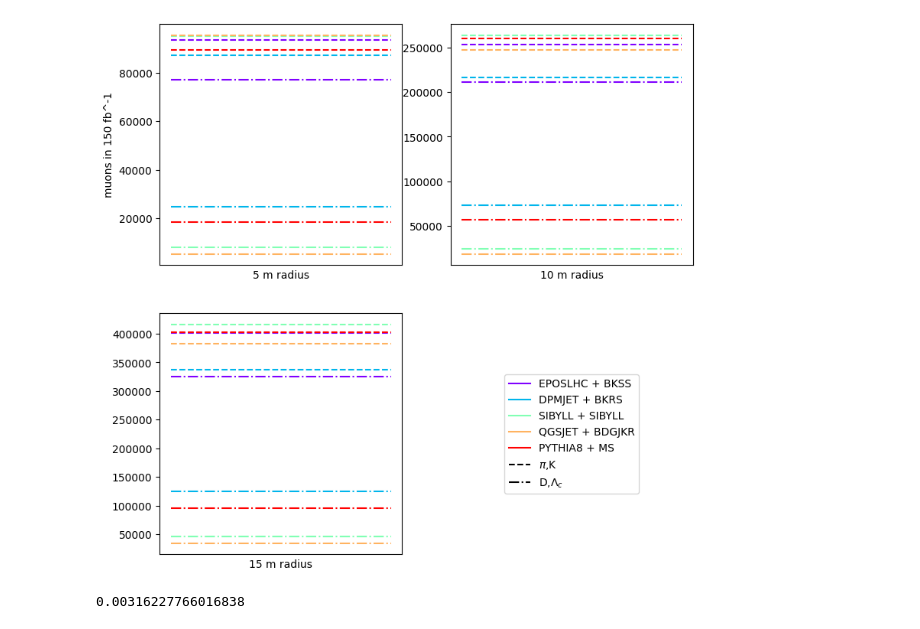
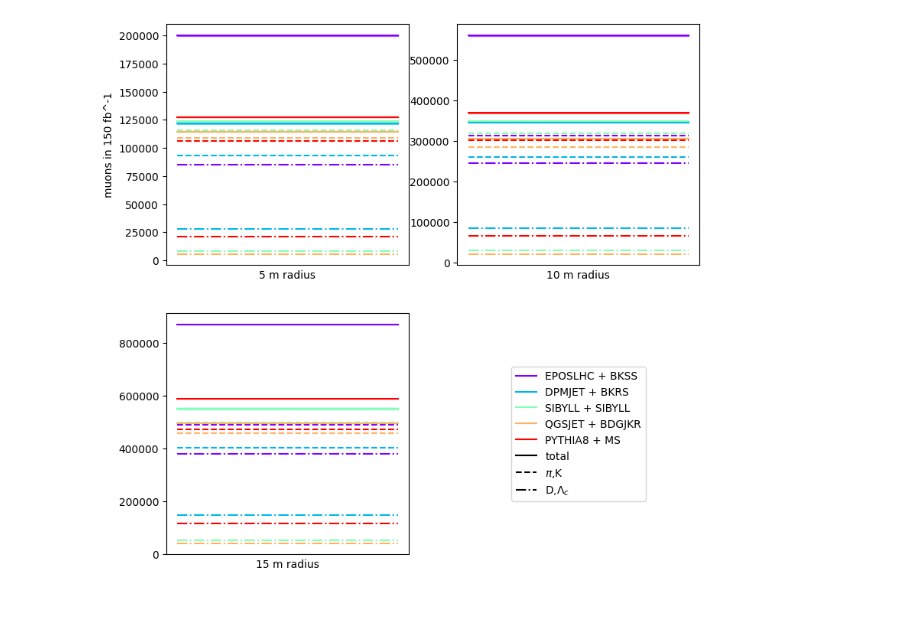
Before and after one commit to nickkamp1/Lake_Geneva_Neutrinos, a Jupyter notebook: MuonRateComparison.ipynb, the cells around one changed output. Saved outputs shown, nothing was run; the diff lists cells and outputs as text; code cells hidden in the pictures.

```diff
--- a/MuonRateComparison.ipynb
+++ b/MuonRateComparison.ipynb
@@ -21,7 +21,7 @@ def muon_rates(simulation):
     for rad_cut in [5,10,15]:
         fid_weights = (mu_weights * (mu_radius<rad_cut))
         rate[rad_cut] = sum(fid_weights)
-        rate_err[rad_cut] = np.sqrt(np.sum(fid_weights**2))
+        rate_err[rad_cut] = np.sqrt(rate[rad_cut])#np.sqrt(np.sum(fid_weights**2))
     return rate,rate_err
 # %%
 def total_rate(light_simulation,charm_simulation):
@@ -40,6 +40,6 @@ charm_generators = ["BKSS","BKRS","SIBYLL","BDGJKR","MS"]
 generator_rates = {}
 
 for gen_l,gen_c in zip(light_generators,charm_generators):
-    light_simulation = MuonSimulation('Data/MuonSimulation/LHCb_LHC13_%s_light.parquet'%gen_l)
-    charm_simulation = MuonSimulation('Data/MuonSimulation/LHCb_LHC13_%s_charm.parquet'%gen_c)
+    light_simulation = MuonSimulation('Data/MuonSimulation/LHCb_LHC13_%s_light_surface_CC.parquet'%gen_l)
+    charm_simulation = MuonSimulation('Data/MuonSimulation/LHCb_LHC13_%s_charm_surface_CC.parquet'%gen_c)
     generator_rates[(gen_l,gen_c)] = total_rate(light_simulation,charm_simulation)
@@ -73,39 +55,35 @@ for k,(rate_l,rate_l_err,
     for i,rad_cut in enumerate(rate_l.keys()):
         ax_key = (0 if i<2 else 1,i%2)
         ax[ax_key].plot([0,1],[rate_l[rad_cut],rate_l[rad_cut]],ls='--',color=c)
         ax[ax_key].plot([0,1],[rate_c[rad_cut],rate_c[rad_cut]],ls='-.',color=c)
-        #ax[ax_key].plot([0,1],[total_rates[rad_cut],total_rates[rad_cut]],color=c)
+        ax[ax_key].plot([0,1],[total_rates[rad_cut],total_rates[rad_cut]],color=c)
         for rate,rate_err in zip([#rate_l,
                                   #rate_c,
-                                  #total_rates
+                                  total_rates
                                  ],
                                  [#rate_l_err,
                                   #rate_c_err,
-                                  #total_err
+                                  total_err
                                  ]):
             ax[ax_key].fill_between([0,1],
                                     [rate[rad_cut]-rate_err[rad_cut],
                                      rate[rad_cut]-rate_err[rad_cut]],
                                     [rate[rad_cut]+rate_err[rad_cut],
                                      rate[rad_cut]+rate_err[rad_cut]],
                                     color=c,alpha=0.5)
     ax[1,1].plot([],[],color=c,label="%s + %s"%(k[0],k[1]))
-#ax[1,1].plot([],[],color="black",label="total")
+ax[1,1].plot([],[],color="black",label="total")
 ax[1,1].plot([],[],color="black",ls='--',label=r"$\pi$,K")
 ax[1,1].plot([],[],color="black",ls='-.',label=r"D,$\Lambda_c$")
 ax[1,1].axis("off")
 for i,rad_cut in enumerate([5,10,15]):
     ax_key = (0 if i<2 else 1,i%2)
     ax[ax_key].set_xticks([])
     ax[ax_key].set_xlabel("%d m radius"%rad_cut)
     #ax[ax_key].semilogy()
 ax[0,0].set_ylabel("muons in 150 fb^-1")
 ax[1,1].legend(loc="center")
 plt.savefig("MuonRateComparison.pdf",dpi=100)
 plt.show()
 # %% [output]
-[figure, old version]
+[figure, new version]
-# %%
-np.sqrt(1e5)/1e5
-# %% [output]
-0.00316227766016838
```
Also changed, not shown: parts of 1 cell of this notebook, 7 other files.
